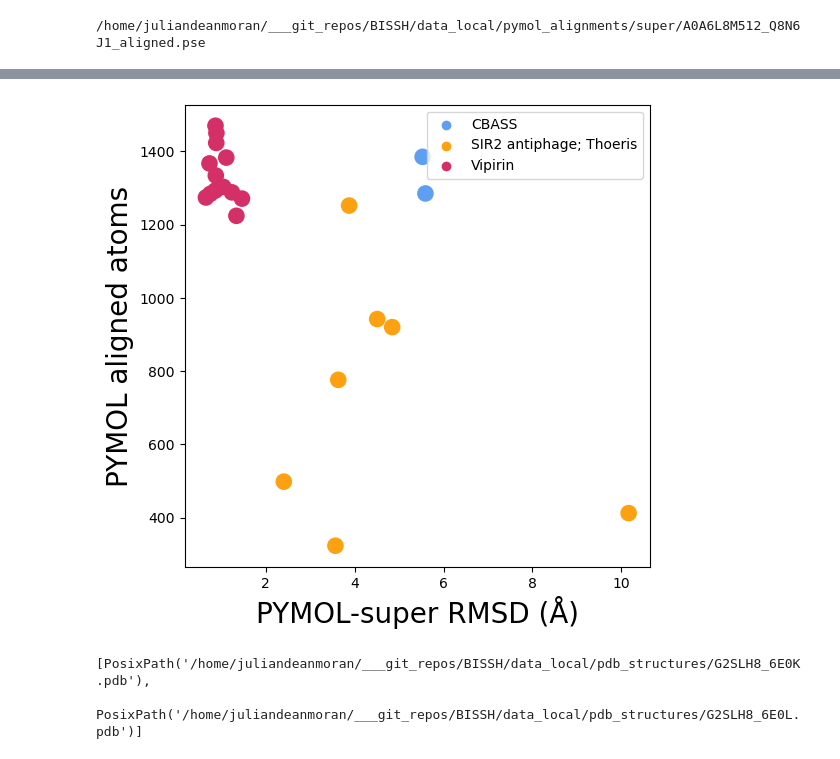
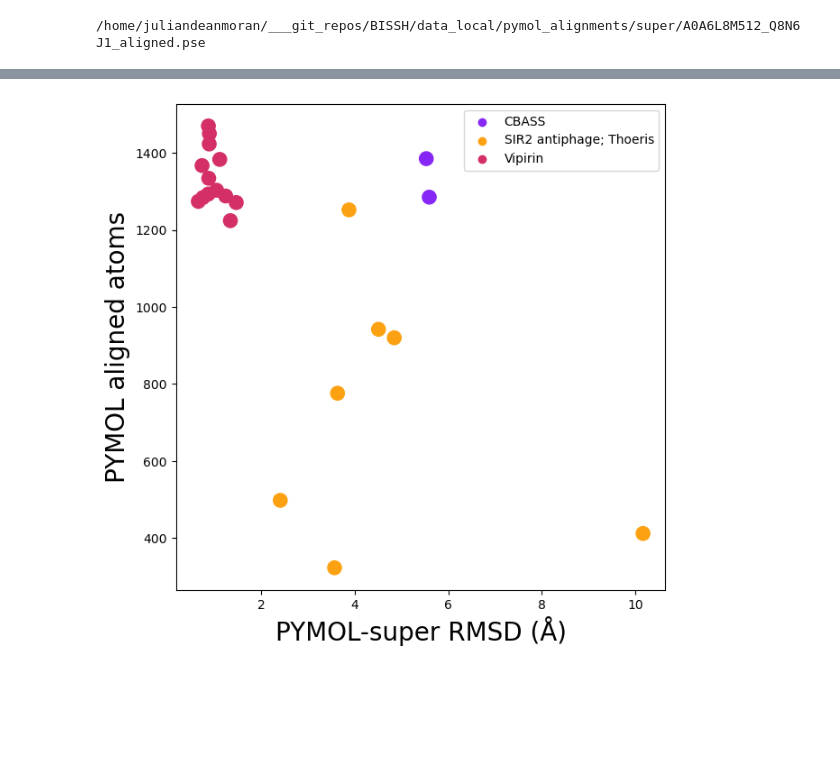
Before and after one commit to juliandeanmoran/BISSH, a Jupyter notebook: testing/updateReport_2_pairwise_aln.ipynb, the cells around one changed output, grey strips where cells are left out. Saved outputs shown, nothing was run; the diff lists cells and outputs as text; code cells hidden in the pictures; blank space fills up the shorter version.

```diff
--- a/testing/updateReport_2_pairwise_aln.ipynb
+++ b/testing/updateReport_2_pairwise_aln.ipynb
@@ -164,7 +164,7 @@ print(str(poi_4_val))
 /home/juliandeanmoran/___git_repos/BISSH/data_local/pymol_alignments/super/A0A6L8M512_Q8N6J1_aligned.pse
 # %%
 # ────────────────────────────────────────────────────────────
-#      Gold standard: get PyMol alignments
+#      Positive control: get PyMol alignments
 # ────────────────────────────────────────────────────────────
 
 df_gs_fl = df_gs.filter(
@@ -188,6 +188,7 @@ df_pm = pymol_align_pairs(
     col_target_id=COL_GS_HS_PROT_ID,
     col_target_struct=col_hs_struct,
     out_dir=OUT_DIR_PM,
-    pymol_align_method="super"
+    pymol_align_method="super",
+    overwrite=True
 )
 # %% [output]
@@ -238,6 +239,6 @@ shape: (22, 24)
 # %%
 # ────────────────────────────────────────────────────────────
-#      Scatter plot for gold standard
+#      Scatter plot for positive control
 # ────────────────────────────────────────────────────────────
 
 def out_plot(
@@ -333,33 +334,34 @@ def plot_scatter(
         ax.set_ylim(low, high)
 
     if threshold is not None:
         ax.axvline(threshold, linestyle="--", color="red")
         ax.axhline(threshold, linestyle="--", color="red")
 
     ax.set_title(plot_title, fontsize=title_font_size)
     ax.set_xlabel(x_axis_label, fontsize=axis_label_font_size)
     ax.set_ylabel(y_axis_label, fontsize=axis_label_font_size)
 
     if out_path is not None:
         out_plot(figure=fig, out_path=out_path, svg=True, png_dpi=1080)
 
     plt.show()
 
 
-cmap_pymol_scatter = ListedColormap(["#5E9FF2", "#FCA212", "#D42F66"])
+cmap_pymol_scatter = ListedColormap(["#8727F5", "#FCA212", "#D42F66"])
 
 plot_scatter(
     df=df_pm,
     col_x="PyMOL_RMSD",
     col_y="PyMOL_aligned_atoms",
     colour_col="Bacterial_system",
     cmap=cmap_pymol_scatter,
     dot_alpha=1.0,
     dot_size=120,
     x_axis_label='PYMOL-super RMSD (Å)',
     y_axis_label='PYMOL aligned atoms',
     out_path=f"{OUT_DIR}/scatter_pymolRMSD_pymolAln_n={len(df_pm)}",
+    dims=(7, 7)
 )
 # %% [output]
-[figure, old version]
+[figure, new version]
 # %%
@@ -403,17 +422,0 @@ def get_pdb_ids_from_uniprot(
-# %%
-df__ = df_gs_fl.filter(
-    pl.col("Did_structural_validation") == True
-)
-
-_ = df__["Bacterial_UniProt_accession"][0]
-
-file = get_pdb_ids_from_uniprot(
-    _,
-    out_dir=OUT_DIR_PDB,
-    pdb_query_url=API_URL_PDB_QUERY,
-    pdb_download_url=API_URL_PDB_DOWNLOAD
-)
-file
-# %% [output]
-[PosixPath('/home/juliandeanmoran/___git_repos/BISSH/data_local/pdb_structures/G2SLH8_6E0K.pdb'),
- PosixPath('/home/juliandeanmoran/___git_repos/BISSH/data_local/pdb_structures/G2SLH8_6E0L.pdb')]
```
Also changed, not shown: parts of 4 cells of this notebook, 6 other files.
